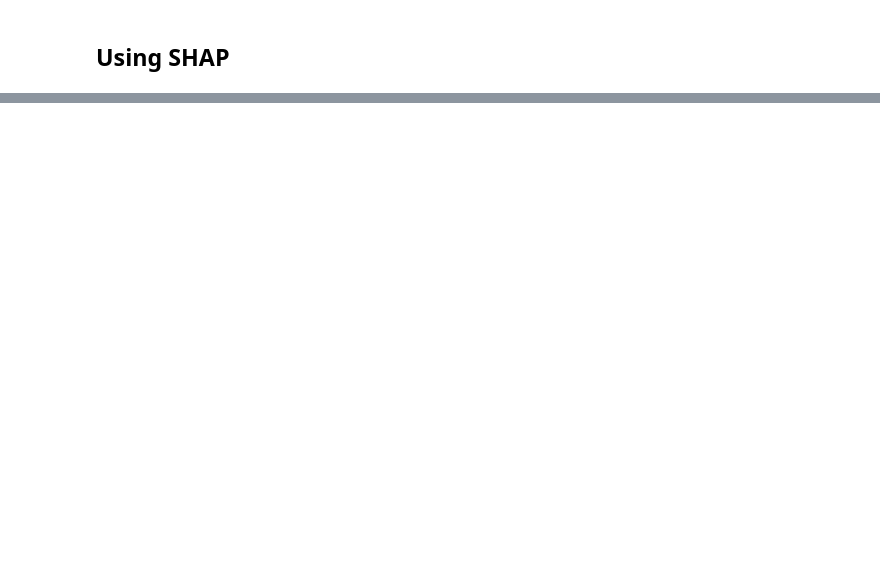
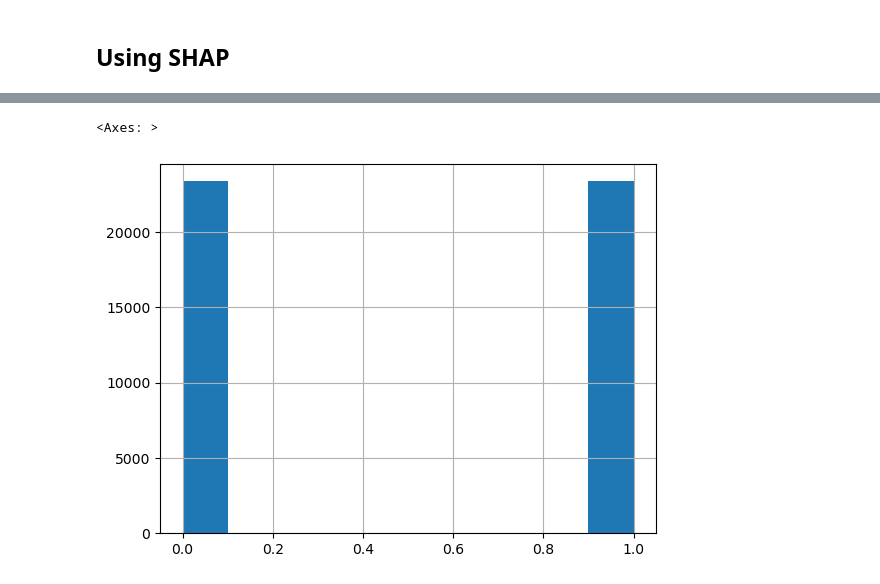
Before and after one commit to TomMarti/machln-fraud-detection, a Jupyter notebook: defaultofpaymentprediction.ipynb, the cells around one changed output, grey strips where cells are left out. Drawn from its saved outputs; the diff is of its cells as text; code cells hidden in the pictures; blank space fills up the shorter version.

```diff
--- a/defaultofpaymentprediction.ipynb
+++ b/defaultofpaymentprediction.ipynb
@@ -353,0 +345,34 @@ Not balanced, need to be improved, SMOTE ? what manner. Grouping features correl
+# %%
+def remove_correlated_features(df, threshold=0.9, keep_columns=['default payment next month']):
+    corr_matrix = df.corr().abs()
+
+    to_drop = []
+
+    for col1 in df.columns:
+        if col1 in keep_columns:
+            continue
+
+        if col1 in to_drop:
+            continue
+
+        for col2 in df.columns:
+            if (col1 == col2) or (col2 in keep_columns):
+                continue
+
+            if corr_matrix.loc[col1, col2] > threshold:
+                col1_avg_corr = corr_matrix[col1].mean()
+                col2_avg_corr = corr_matrix[col2].mean()
+
+                if col1_avg_corr > col2_avg_corr:
+                    to_drop.append(col1)
+                else:
+                    to_drop.append(col2)
+
+    to_drop = list(to_drop)
+
+    result = df.drop(columns=to_drop)
+
+    print(f"Removed {len(to_drop)} correlated columns")
+    return result
+
+df_improved = remove_correlated_features(df_improved)
@@ -353,0 +384,14 @@ Not balanced, need to be improved, SMOTE ? what manner. Grouping features correl
+# %%
+X = df_improved.drop('default payment next month', axis=1)
+y = df_improved['default payment next month']
+
+smote = SMOTE(random_state=42)
+X_resampled, y_resampled = smote.fit_resample(X, y)
+
+df_improved = pd.DataFrame(X_resampled, columns=X.columns)
+df_improved['default payment next month'] = y_resampled
+# %%
+df_improved['default payment next month'].hist()
+# %% [output]
+<Axes: >
+[figure, added]
```
Also changed, not shown: parts of 25 cells of this notebook, 1 other file.
